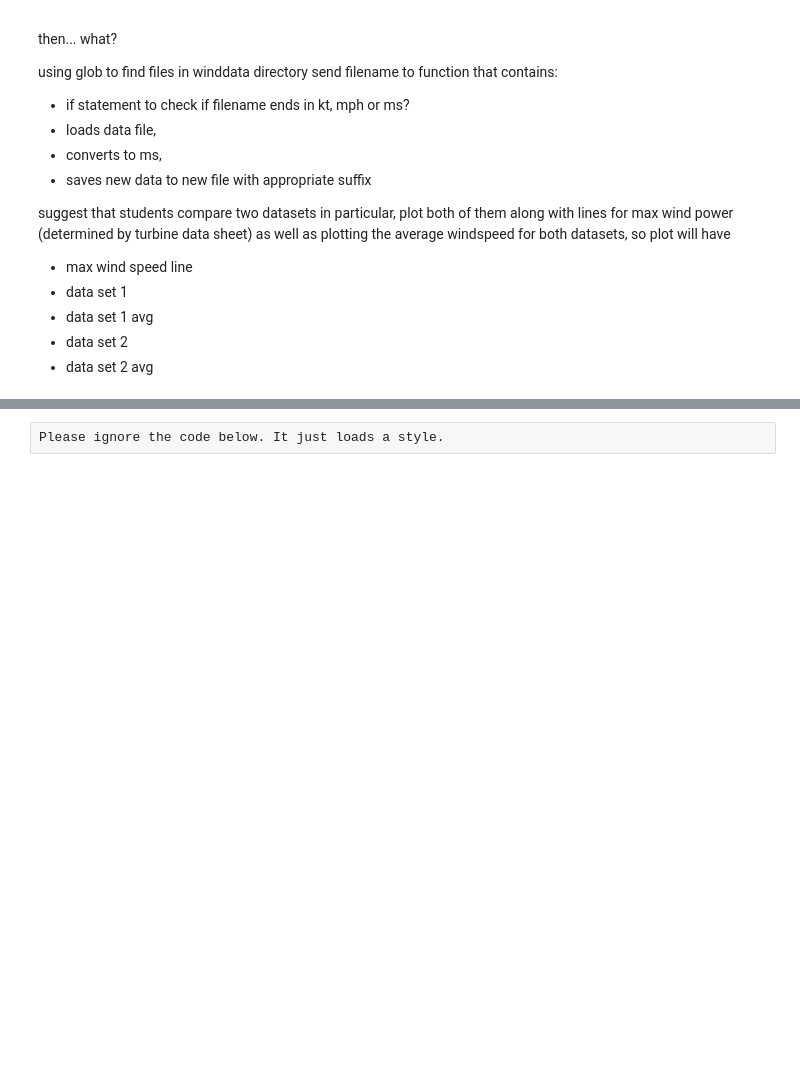
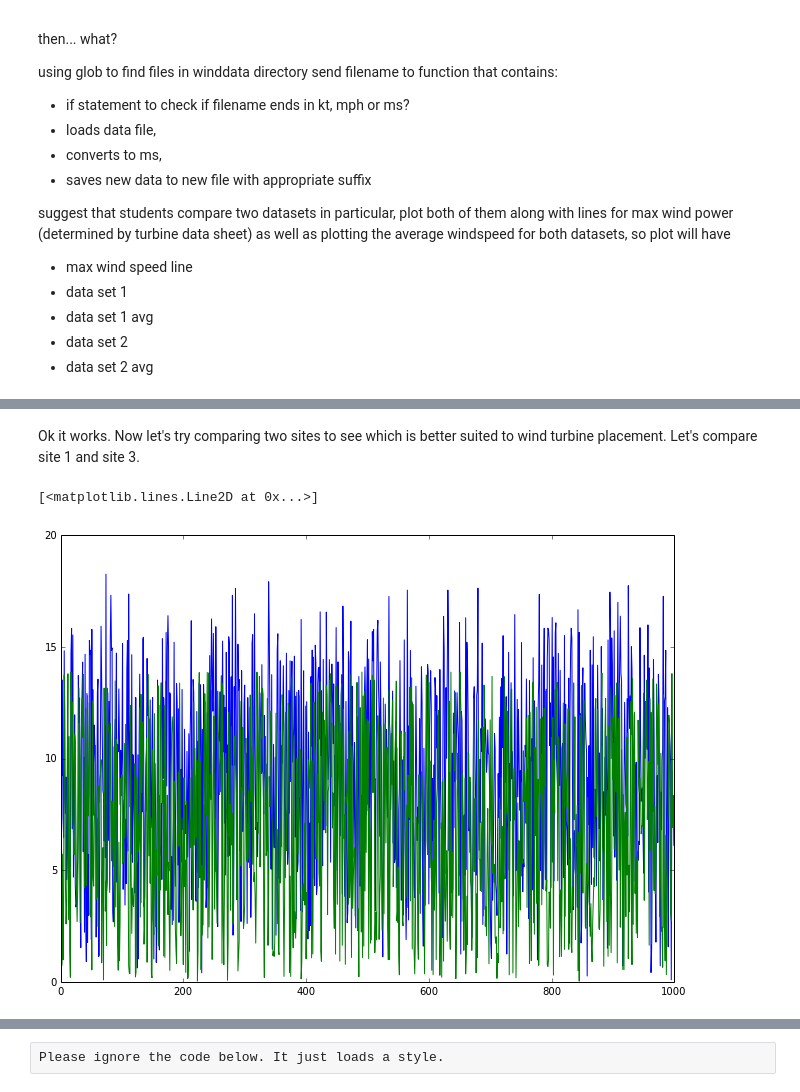
Before and after one commit to barbagroup/JITcode-MechE, a Jupyter notebook: lessons/02_Lesson02_Units_and_Decisions.ipynb, the cells around one changed output, grey strips where cells are left out. Saved outputs shown, nothing was run; the diff lists cells and outputs as text; code cells hidden in the pictures; blank space fills up the shorter version.

```diff
--- a/lessons/02_Lesson02_Units_and_Decisions.ipynb
+++ b/lessons/02_Lesson02_Units_and_Decisions.ipynb
@@ -35,0 +82,6 @@ In the resources folder, there's a subdirectory called "winddata" that contains
+# %%
+def mph_to_ms(speed):
+    return speed*.447
+# %%
+def knot_to_ms(speed):
+    return speed*.514
@@ -35,0 +104,13 @@ In the resources folder, there's a subdirectory called "winddata" that contains
+# %%
+def checkandconvert(fname):
+    if 'mph' in fname:
+        speeddata = numpy.loadtxt(fname,delimiter=',')
+        return mph_to_ms(speeddata)
+
+    if 'knot' in fname:
+        speeddata = numpy.loadtxt(fname,delimiter=',')
+        return knot_to_ms(speeddata)
+
+    if 'ms' in fname:
+        speeddata = numpy.loadtxt(fname,delimiter=',')
+        return speeddata
@@ -35,0 +139,5 @@ In the resources folder, there's a subdirectory called "winddata" that contains
+# %% [markdown]
+Ok it works.  Now let's try comparing two sites to see which is better suited to wind turbine placement.  Let's compare site 1 and site 3.
+# %%
+site1 = checkandconvert(x[1]) + 5*numpy.random.random(1000)
+site3 = checkandconvert(x[2])
@@ -35,0 +150,7 @@ In the resources folder, there's a subdirectory called "winddata" that contains
+# %%
+plt.figure(figsize=(11,8))
+plt.plot(site1)
+plt.plot(site3)
+# %% [output]
+[<matplotlib.lines.Line2D at 0x...>]
+[figure, added]
```
Also changed, not shown: parts of 16 cells of this notebook.
